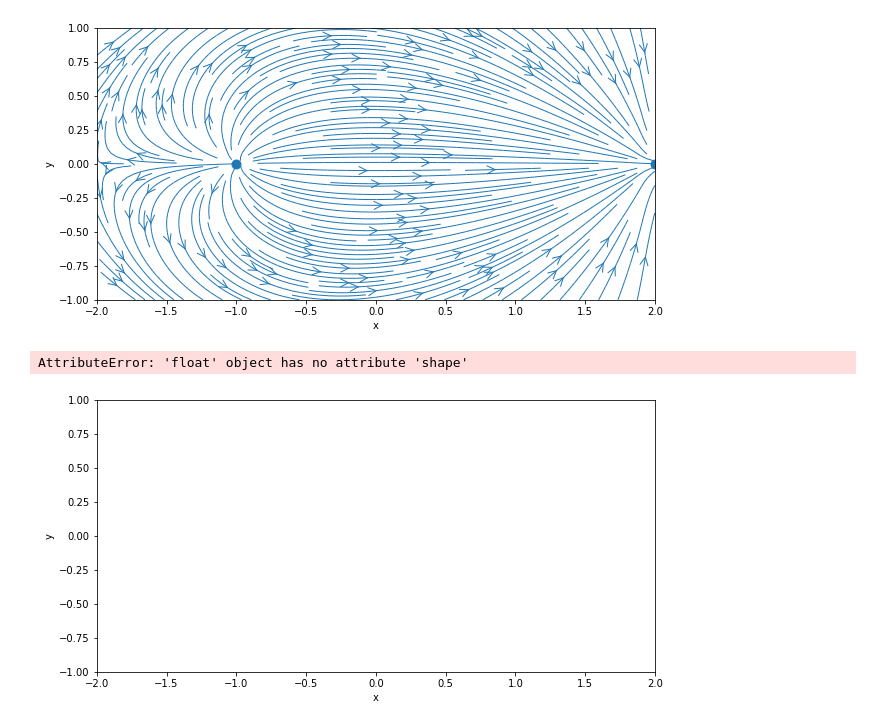
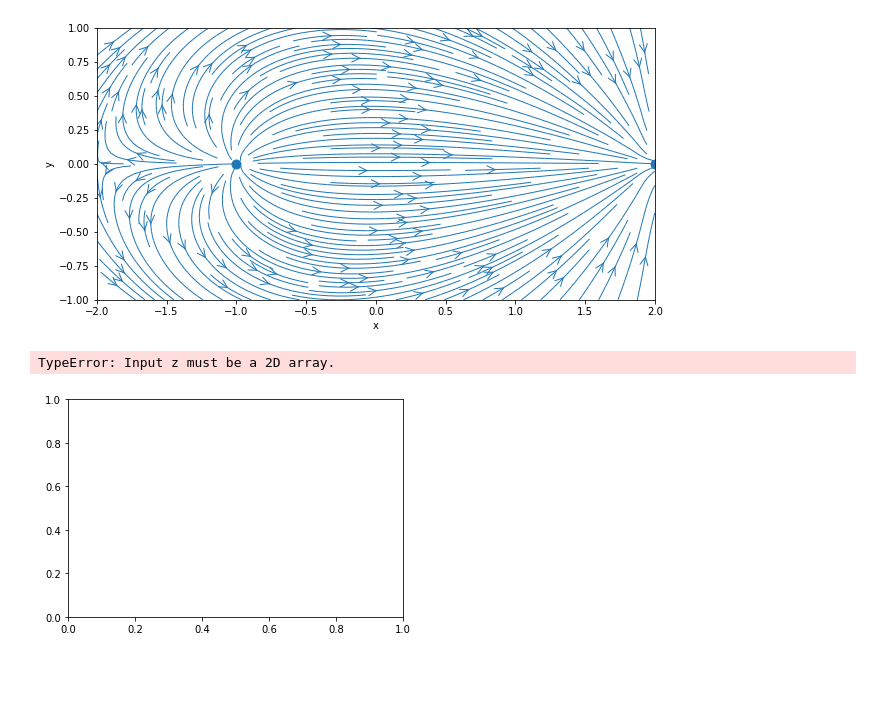
Before and after one commit to asabbagha/MAE6226, a Jupyter notebook: Class3.ipynb, the cells around one changed output. Drawn from its saved outputs; the diff is of its cells as text; code cells hidden in the pictures; blank space fills up the shorter version.

```diff
--- a/Class3.ipynb
+++ b/Class3.ipynb
@@ -110,12 +110,28 @@ pyplot.scatter([x_source, x_sink] , [y_source, y_sink],
               s=80, marker='o');
 # %% [output]
 [figure]
-# %%
-#potential lines
-strength_potential = 1.0
-theta = math.radians(0)
-u_pot = strength_potential
-v_pot = 0
-# %% [output]
-AttributeError: 'float' object has no attribute 'shape'
-[figure, removed]
+# %%
+import matplotlib
+import numpy as np
+import matplotlib.cm as cm
+import matplotlib.mlab as mlab
+import matplotlib.pyplot as plt
+
+matplotlib.rcParams['xtick.direction'] = 'out'
+matplotlib.rcParams['ytick.direction'] = 'out'
+
+
+
+
+
+# Create a simple contour plot with labels using default colors.  The
+# inline argument to clabel will control whether the labels are draw
+# over the line segments of the contour, removing the lines beneath
+# the label
+plt.figure()
+CS = plt.contour(theta, r, Z)
+plt.clabel(CS, inline=1, fontsize=10)
+plt.title('Simplest default with labels')
+# %% [output]
+TypeError: Input z must be a 2D array.
+[figure, added]
```
